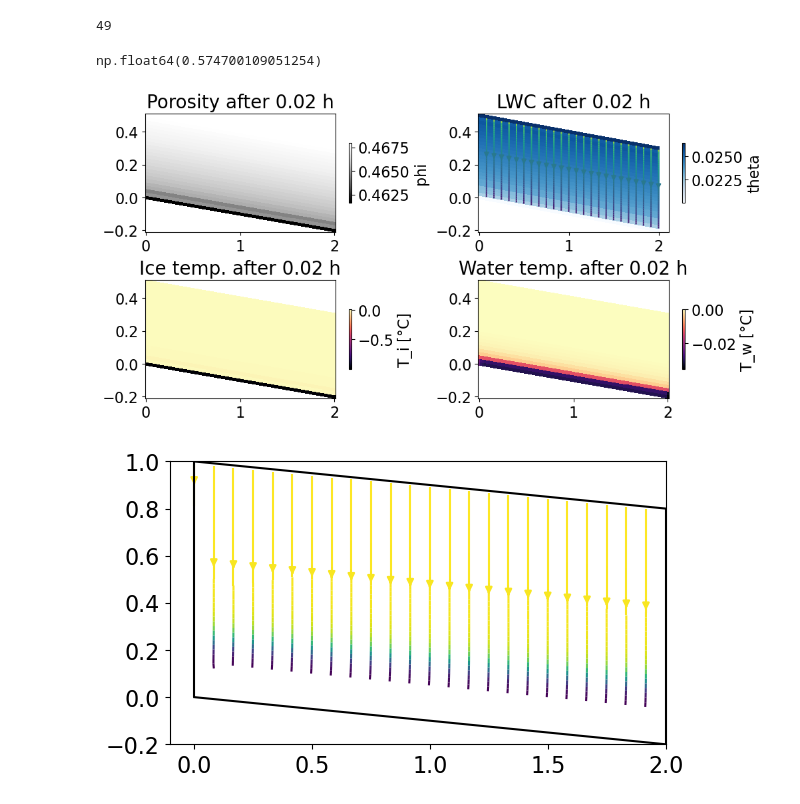
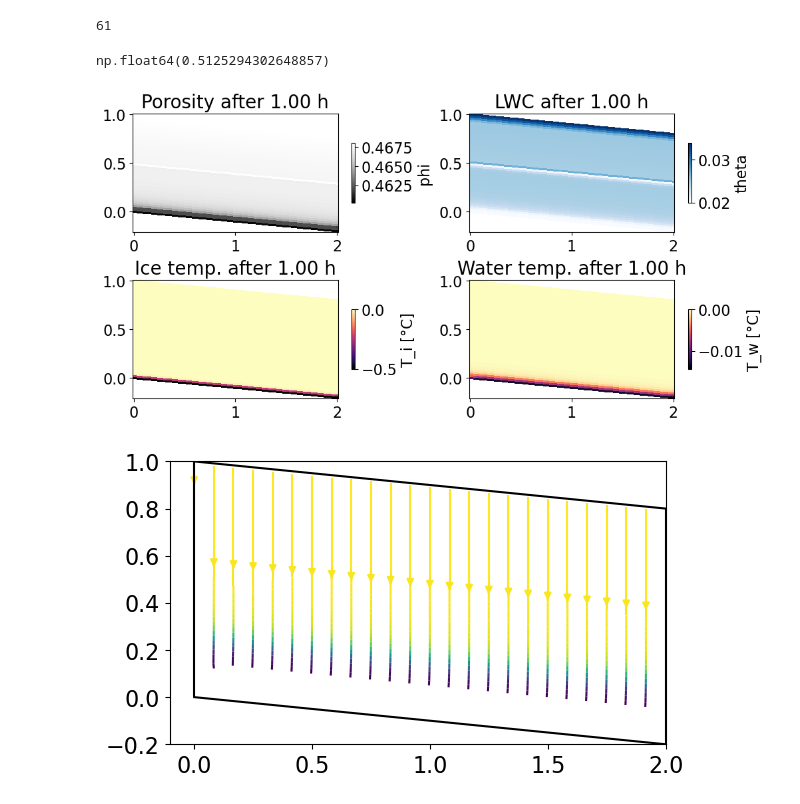
Before and after one commit to lannika-ut/Masterarbeit, a Jupyter notebook: view_solutions_nonisothermal.ipynb, the cells around one changed output. Cells and saved outputs as stored; diff of their text form; code cells hidden in the pictures.

```diff
--- a/view_solutions_nonisothermal.ipynb
+++ b/view_solutions_nonisothermal.ipynb
@@ -11,7 +11,7 @@ import ufl
 from basix.ufl import element
 from scipy.interpolate import griddata
 # %%
-filename = "./solutions/Test13_Annika_24h.pkl"
+filename = "./solutions/Test15_Annika_.pkl"
 with open(filename, "rb") as f:
     data_Annika = pickle.load(f)
 
@@ -60,13 +60,9 @@ if layered:
 # %%
 len(data_Annika["times"])
 # %% [output]
-49
+61
-# %%
-1-390/p.rho_i.value
-# %% [output]
-np.float64(0.574700109051254)
 # %%
-t_obs = 1
+t_obs = -1
 time = data_Annika["times"][t_obs]
 hw.x.array[:] = data_Annika["h_w"][t_obs]
 phi.x.array[:] = data_Annika["phi"][t_obs]
@@ -103,6 +99,10 @@ q_x = q_eval[:,0].reshape((nz, nx))
 q_z = q_eval[:,1].reshape((nz, nx))
 Qx = griddata(points, q_x.ravel(), (X, Z), method="linear")
 Qz = griddata(points, q_z.ravel(), (X, Z), method="linear")
+# %%
+np.exp(206/-308.2)
+# %% [output]
+np.float64(0.5125294302648857)
 # %%
 x = np.linspace(0, P1[0], 100)
 top = geom.slope*x+P3[1]
@@ -116,38 +116,38 @@ ax[0,0].set_title(f"Porosity after {time/3600:.2f} h", fontsize=20)
 cbar1 = fig.colorbar(pmsh1, ax=ax[0,0], shrink=0.5)
 cbar1.set_label("phi")
 #ax[0,0].set_ylim(1.8,2)
 
 pmsh2 = ax[0,1].pcolormesh(x_plot, z_plot, theta_tot, cmap="Blues")
-strm = ax[0, 1].streamplot(
-    X, Z, Qx, Qz,
-    density=2, color=np.sqrt(Qx**2 + Qz**2),start_points=start_pts.T
-)
+# strm = ax[0, 1].streamplot(
+#     X, Z, Qx, Qz,
+#     density=2, color=np.sqrt(Qx**2 + Qz**2),start_points=start_pts.T
+# )
 ax[0,1].set_title(f"LWC after {time/3600:.2f} h", fontsize=20)
 #ax[0,1].plot(x, top, color="black")
 #ax[0,1].plot(x, bottom, color="black")
 plt.xticks(fontsize=16)
 cbar2 = fig.colorbar(pmsh2, ax=ax[0,1], shrink=0.5)
 cbar2.set_label("theta")
 #ax[0,1].set_ylim(1.8,2)
 
 pmsh3 = ax[1,0].pcolormesh(x_plot, z_plot, Ti, cmap="magma")
 ax[1,0].set_title(f"Ice temp. after {time/3600:.2f} h", fontsize=20)
 #ax[1,0].plot(x, top, color="black")
 #ax[1,0].plot(x, bottom, color="black")
 cbar1 = fig.colorbar(pmsh3, ax=ax[1,0], shrink=0.5)
 cbar1.set_label("T_i [°C]")
 #ax[1,0].set_ylim(1.8,2)
 
 pmsh4 = ax[1,1].pcolormesh(x_plot, z_plot, Tw, cmap="magma")
 ax[1,1].set_title(f"Water temp. after {time/3600:.2f} h", fontsize=20)
 #ax[1,1].plot(x, top, color="black")
 #ax[1,1].plot(x, bottom, color="black")
 plt.xticks(fontsize=16)
 cbar2 = fig.colorbar(pmsh4, ax=ax[1,1], shrink=0.5)
 cbar2.set_label("T_w [°C]")
 #ax[1,1].set_ylim(0,1)
 # %% [output]
-[figure, old version]
+[figure, new version]
 # %%
 # Calculate specific discharge
 Vq = functionspace(domain, element("DG", domain.basix_cell(), 0, shape=(2,)))
```
Also changed, not shown: 7 other files.
